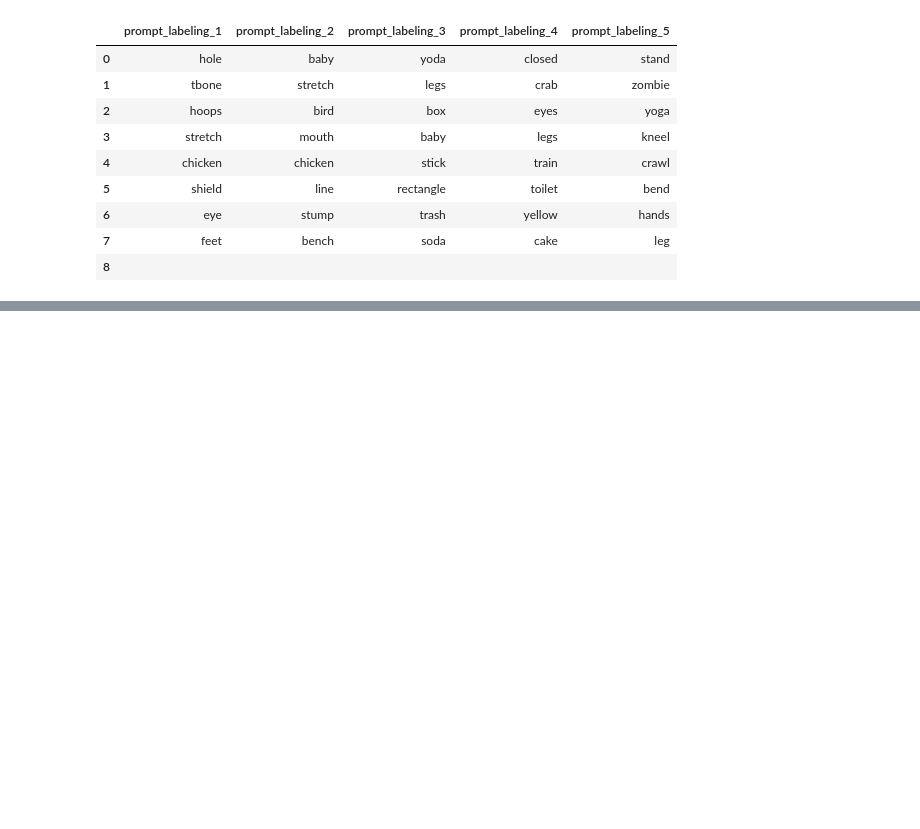
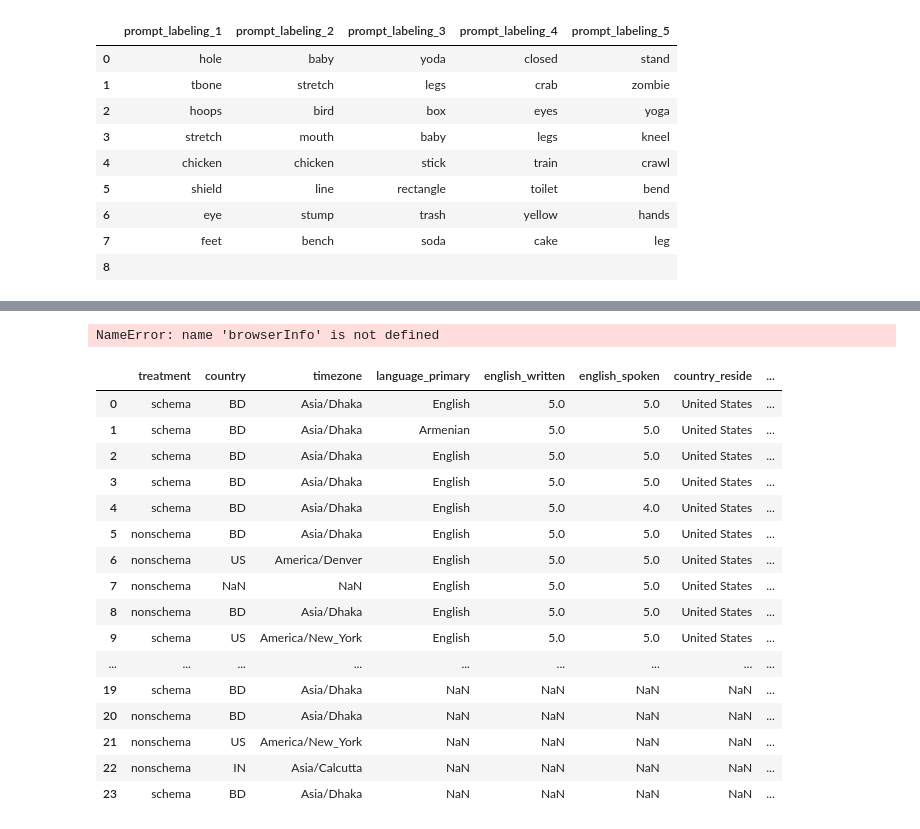
Before and after one commit to JamesPHoughton/organizational-schema-formation, a Jupyter notebook: pilot/analysis.ipynb, the cells around one changed output, grey strips where cells are left out. Drawn from its saved outputs; the diff is of its cells as text; code cells hidden in the pictures; blank space fills up the shorter version.

```diff
--- a/pilot/analysis.ipynb
+++ b/pilot/analysis.ipynb
@@ -46,0 +51,3 @@ dict_keys(['containerTag', 'deliberationId', 'sampleId', 'browserInfo', 'connect
+# %%
+treatments = pd.DataFrame([row["treatment"]["name"] for row in data], columns=["treatment"])
+treatments
@@ -46,0 +66,3 @@ dict_keys(['containerTag', 'deliberationId', 'sampleId', 'browserInfo', 'connect
+# %%
+connection_info = pd.DataFrame([row['connectionInfo'] for row in data])
+connection_info
@@ -81,3 +136,12 @@ Image 5:chicken
 Image 6:line
 Image 7:stump
 Image 8:bench
+# %%
+def extract_word(cell):
+    pattern = r"Image \d+:\s*(\w+)\s*"
+    match = re.search(pattern, str(cell), re.IGNORECASE)
+    return match.group(1) if match else cell
+
+labels1 = pd.DataFrame([row['prompts']['prompt_labeling_2']['value'].split("\n") for row in data])
+labels1 = labels1.applymap(extract_word)
+labels1
@@ -126,0 +217,24 @@ recall
+# %%
+browserInfo
+# %% [output]
+NameError: name 'browserInfo' is not defined
+# %%
+treatments.join(connection_info).join(demographics)[["treatment", "country", "timezone", "language_primary", "english_written", "english_spoken", "country_reside", "education_US", "race_US"]].join(labels1)
+# %% [output]
+|  | treatment | country | timezone | language_primary | english_written | english_spoken | country_reside | ... |
+| 0 | schema | BD | Asia/Dhaka | English | 5.0 | 5.0 | United States | ... |
+| 1 | schema | BD | Asia/Dhaka | Armenian | 5.0 | 5.0 | United States | ... |
+| 2 | schema | BD | Asia/Dhaka | English | 5.0 | 5.0 | United States | ... |
+| 3 | schema | BD | Asia/Dhaka | English | 5.0 | 5.0 | United States | ... |
+| 4 | schema | BD | Asia/Dhaka | English | 5.0 | 4.0 | United States | ... |
+| 5 | nonschema | BD | Asia/Dhaka | English | 5.0 | 5.0 | United States | ... |
+| 6 | nonschema | US | America/Denver | English | 5.0 | 5.0 | United States | ... |
+| 7 | nonschema | NaN | NaN | English | 5.0 | 5.0 | United States | ... |
+| 8 | nonschema | BD | Asia/Dhaka | English | 5.0 | 5.0 | United States | ... |
+| 9 | schema | US | America/New_York | English | 5.0 | 5.0 | United States | ... |
+| ... | ... | ... | ... | ... | ... | ... | ... | ... |
+| 19 | schema | BD | Asia/Dhaka | NaN | NaN | NaN | NaN | ... |
+| 20 | nonschema | BD | Asia/Dhaka | NaN | NaN | NaN | NaN | ... |
+| 21 | nonschema | US | America/New_York | NaN | NaN | NaN | NaN | ... |
+| 22 | nonschema | IN | Asia/Calcutta | NaN | NaN | NaN | NaN | ... |
+| 23 | schema | BD | Asia/Dhaka | NaN | NaN | NaN | NaN | ... |
```
Also changed, not shown: parts of 14 cells of this notebook, 1 other file.
